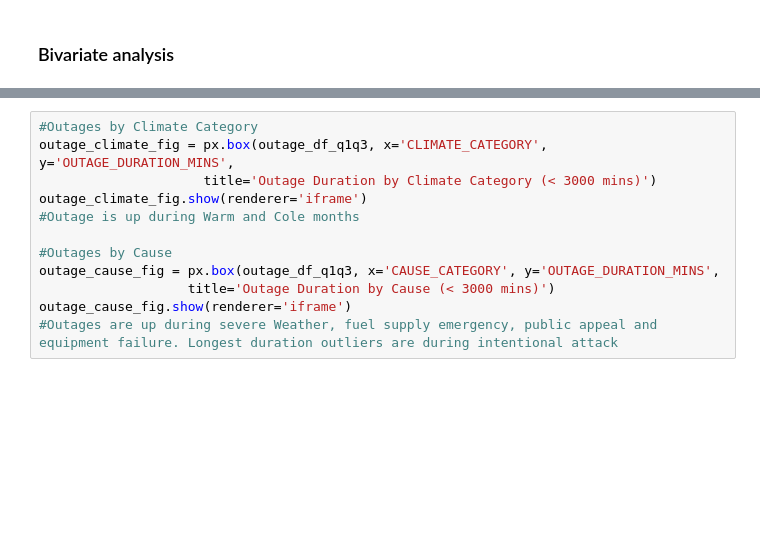
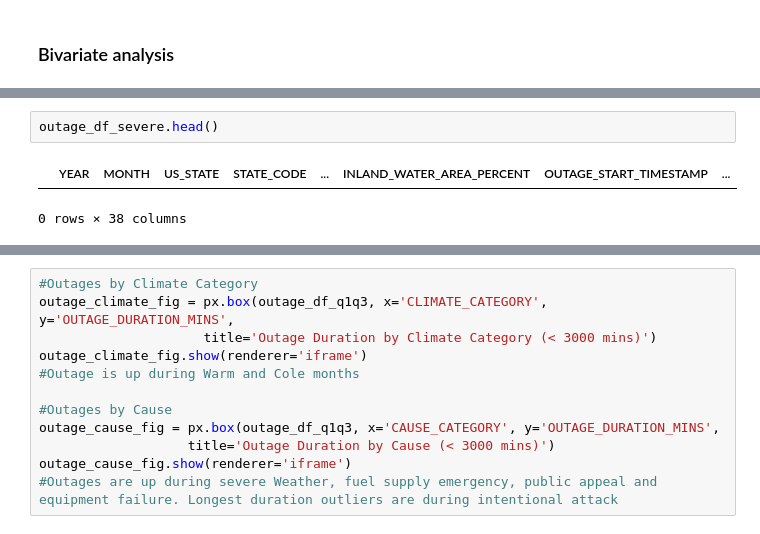
Before and after one commit to ajaganathan-coder/Power-Breakers, a Jupyter notebook: template.ipynb, the cells around one changed output, grey strips where cells are left out. Cells and saved outputs as stored; diff of their text form; blank space fills up the shorter version.

```diff
--- a/template.ipynb
+++ b/template.ipynb
@@ -218,3 +216,8 @@ outage_state_longest_fig = px.choropleth(states_longest_outage,
 outage_state_longest_fig.show(renderer='iframe')
 # %% [output]
 [interactive output not drawn]
+# %%
+outage_df_severe.head()
+# %% [output]
+|  | YEAR | MONTH | US_STATE | STATE_CODE | ... | INLAND_WATER_AREA_PERCENT | OUTAGE_START_TIMESTAMP | ... |
+0 rows × 38 columns
```
Also changed, not shown: parts of 3 cells of this notebook.
